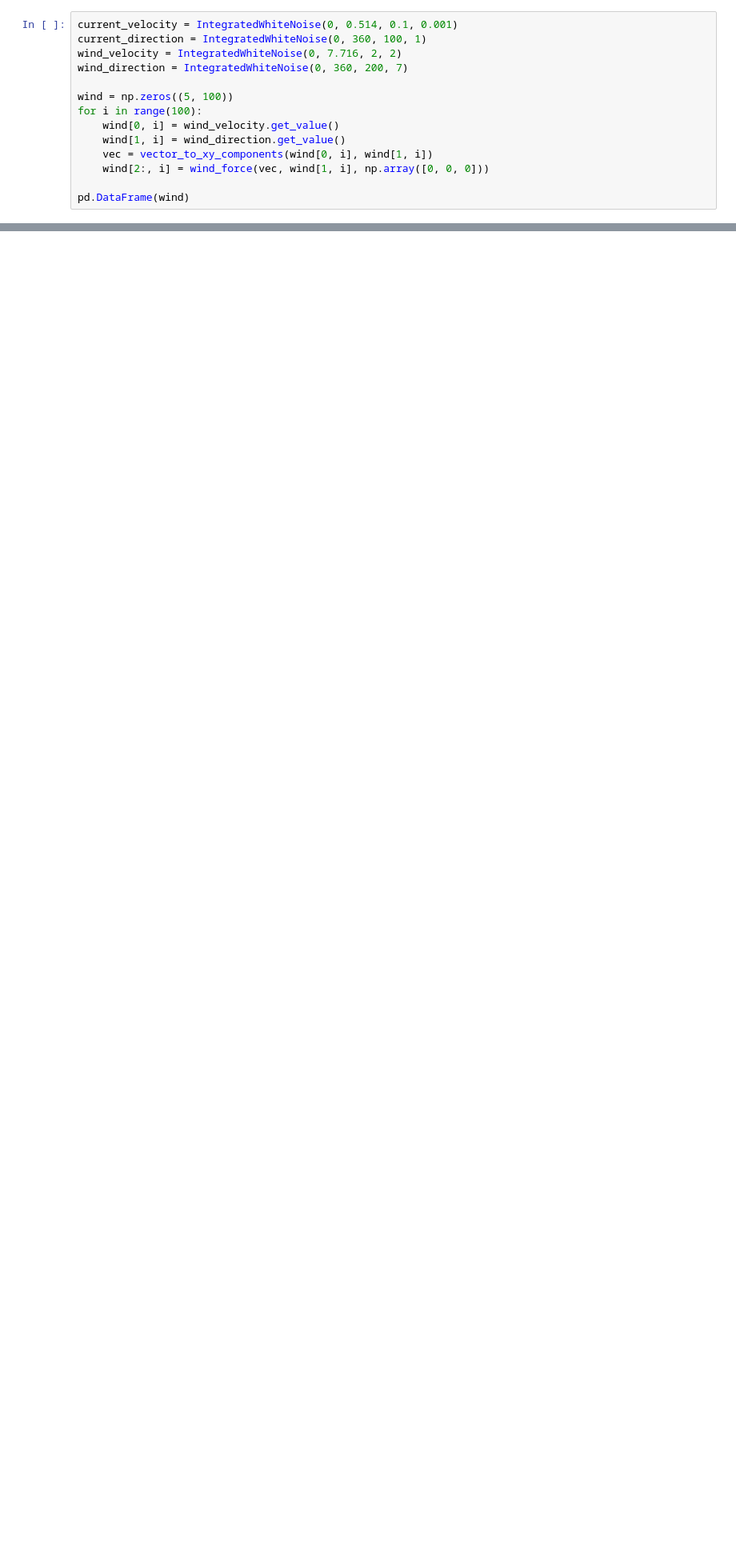
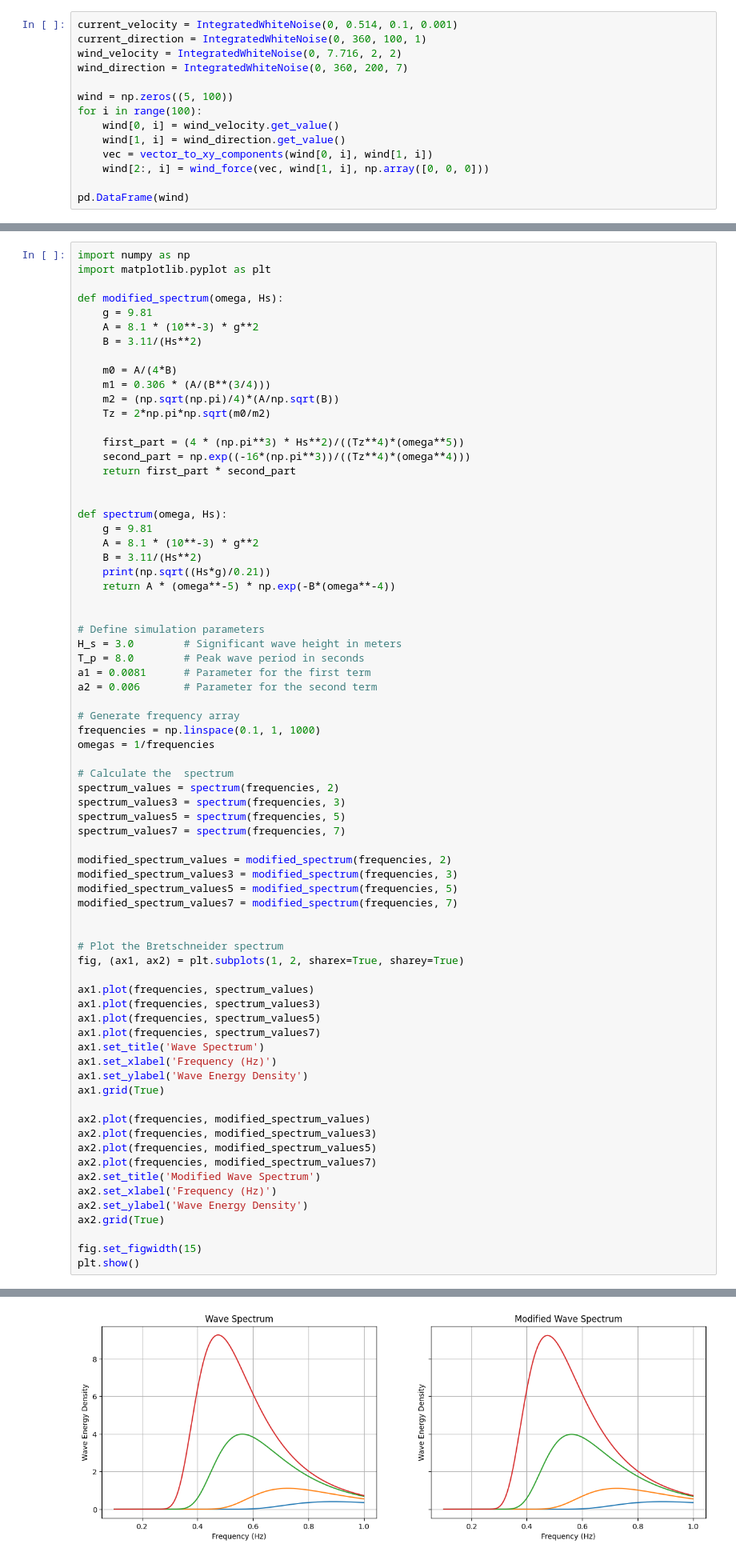
Before and after one commit to g-poulos/usv_controller, a Jupyter notebook: sim_scripts/test.ipynb, the cells around one changed output, grey strips where cells are left out. Shown at 80% size. Cells and saved outputs as stored; diff of their text form; blank space fills up the shorter version.

```diff
--- a/sim_scripts/test.ipynb
+++ b/sim_scripts/test.ipynb
@@ -83,0 +219,73 @@ plt.show()
+# %%
+import numpy as np
+import matplotlib.pyplot as plt
+
+def modified_spectrum(omega, Hs):
+    g = 9.81
+    A = 8.1 * (10**-3) * g**2
+    B = 3.11/(Hs**2)
+
+    m0 = A/(4*B)
+    m1 = 0.306 * (A/(B**(3/4)))
+    m2 = (np.sqrt(np.pi)/4)*(A/np.sqrt(B))
+    Tz = 2*np.pi*np.sqrt(m0/m2)
+
+    first_part = (4 * (np.pi**3) * Hs**2)/((Tz**4)*(omega**5))
+    second_part = np.exp((-16*(np.pi**3))/((Tz**4)*(omega**4)))
+    return first_part * second_part
+
+
+def spectrum(omega, Hs):
+    g = 9.81
+    A = 8.1 * (10**-3) * g**2
+    B = 3.11/(Hs**2)
+    print(np.sqrt((Hs*g)/0.21))
+    return A * (omega**-5) * np.exp(-B*(omega**-4))
+
+
+# Define simulation parameters
+H_s = 3.0        # Significant wave height in meters
+T_p = 8.0        # Peak wave period in seconds
+a1 = 0.0081      # Parameter for the first term
+a2 = 0.006       # Parameter for the second term
+
+# Generate frequency array
+frequencies = np.linspace(0.1, 1, 1000)
+omegas = 1/frequencies
+
+# Calculate the  spectrum
+spectrum_values = spectrum(frequencies, 2)
+spectrum_values3 = spectrum(frequencies, 3)
+spectrum_values5 = spectrum(frequencies, 5)
+spectrum_values7 = spectrum(frequencies, 7)
+
+modified_spectrum_values = modified_spectrum(frequencies, 2)
+modified_spectrum_values3 = modified_spectrum(frequencies, 3)
+modified_spectrum_values5 = modified_spectrum(frequencies, 5)
+modified_spectrum_values7 = modified_spectrum(frequencies, 7)
+
+
+# Plot the Bretschneider spectrum
+fig, (ax1, ax2) = plt.subplots(1, 2, sharex=True, sharey=True)
+
+ax1.plot(frequencies, spectrum_values)
+ax1.plot(frequencies, spectrum_values3)
+ax1.plot(frequencies, spectrum_values5)
+ax1.plot(frequencies, spectrum_values7)
+ax1.set_title('Wave Spectrum')
+ax1.set_xlabel('Frequency (Hz)')
+ax1.set_ylabel('Wave Energy Density')
+ax1.grid(True)
+
+ax2.plot(frequencies, modified_spectrum_values)
+ax2.plot(frequencies, modified_spectrum_values3)
+ax2.plot(frequencies, modified_spectrum_values5)
+ax2.plot(frequencies, modified_spectrum_values7)
+ax2.set_title('Modified Wave Spectrum')
+ax2.set_xlabel('Frequency (Hz)')
+ax2.set_ylabel('Wave Energy Density')
+ax2.grid(True)
+
+fig.set_figwidth(15)
+plt.show()
+# %% [output]
@@ -83,0 +296 @@ plt.show()
+[figure, added]
```
Also changed, not shown: parts of 7 cells of this notebook.
